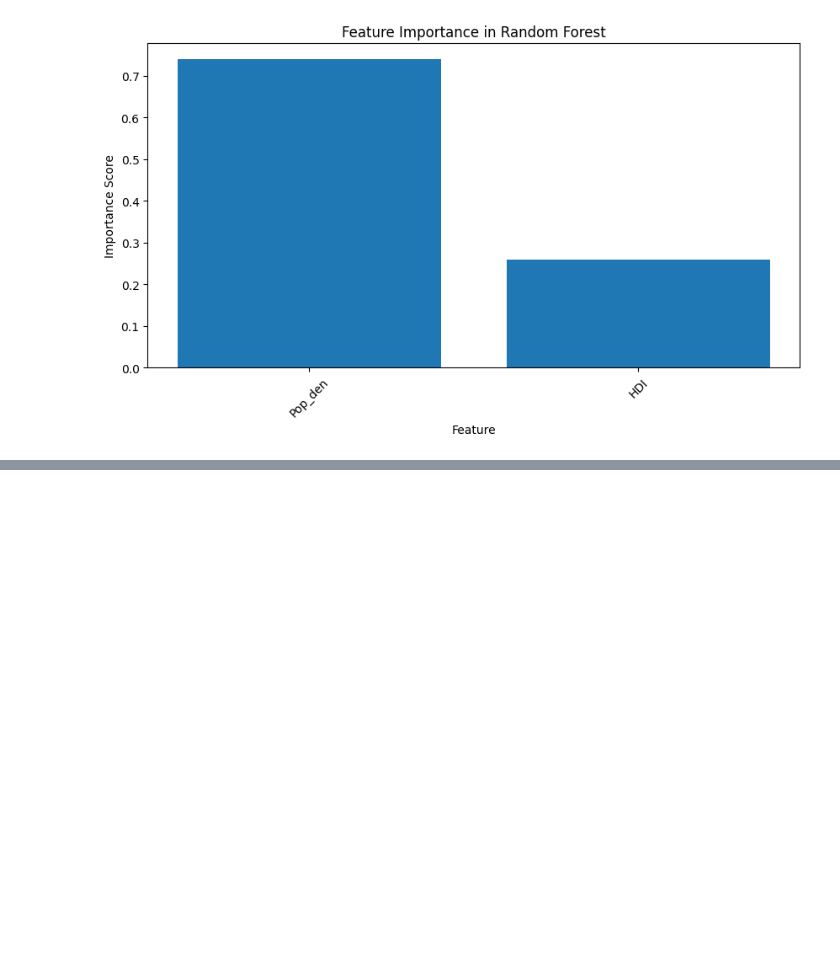
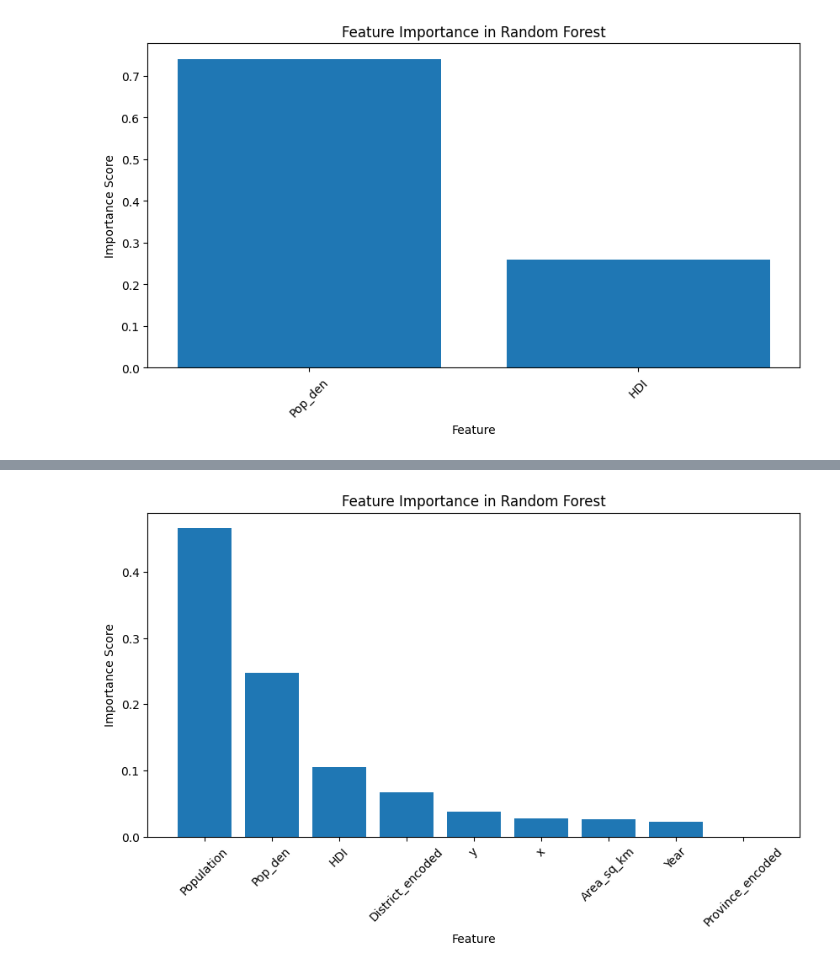
Before and after one commit to jeswid/DSE_FYP, a Jupyter notebook: src/Random_Forest.ipynb, the cells around one changed output, grey strips where cells are left out. Cells and saved outputs as stored; diff of their text form; code cells hidden in the pictures; blank space fills up the shorter version.

Commit message:
ran full random forest model

```diff
--- a/src/Random_Forest.ipynb
+++ b/src/Random_Forest.ipynb
@@ -150,0 +182,23 @@ with open("../model_weights/rf/random_forest_model_pop_den_hdi.pkl", "wb") as f:
+# %%
+#OOB error to find the optimal n_estimators, with 500, 1000 trees; (dont need to tune max_features first)
+# Define your random forest regressor
+rf = RandomForestRegressor(oob_score=True, random_state=42)
+
+# Set up the grid search parameters for n_estimators
+param_grid = {
+    'n_estimators': [100, 200, 500, 1000],  # Adjust as needed
+}
+
+# Set up GridSearchCV with oob_score
+grid_search = GridSearchCV(rf, param_grid, cv=None, n_jobs=-1, scoring='neg_mean_squared_error')
+
+# Fit the grid search
+grid_search.fit(X_train, y_train)
+
+# Get the best number of trees (n_estimators)
+best_n_estimators = grid_search.best_params_['n_estimators']
+print(f"Optimal n_estimators: {best_n_estimators}")
+
+# Access the best OOB score
+best_oob_score = grid_search.best_estimator_.oob_score_
+print(f"Best OOB score: {best_oob_score}")
@@ -150,0 +208,5 @@ with open("../model_weights/rf/random_forest_model_pop_den_hdi.pkl", "wb") as f:
+# %%
+#compute the predictions and then append the predictions to the df, then extract the df out
+rf = RandomForestRegressor(n_estimators=1000, random_state=42)
+rf.fit(X_train, y_train)
+y_pred = rf.predict(X_test)
@@ -150,0 +244,15 @@ with open("../model_weights/rf/random_forest_model_pop_den_hdi.pkl", "wb") as f:
+# %%
+# Get feature importance
+importances = rf.feature_importances_
+indices = np.argsort(importances)[::-1]  # Sort in descending order
+
+# Plot feature importance
+plt.figure(figsize=(10, 5))
+plt.title("Feature Importance in Random Forest")
+plt.bar(range(X.shape[1]), importances[indices], align="center")
+plt.xticks(range(X.shape[1]), [feature_names[i] for i in indices], rotation=45)
+plt.xlabel("Feature")
+plt.ylabel("Importance Score")
+plt.show()
+# %% [output]
+[figure, added]
```
Also changed, not shown: parts of 9 cells of this notebook, 2 other files.
